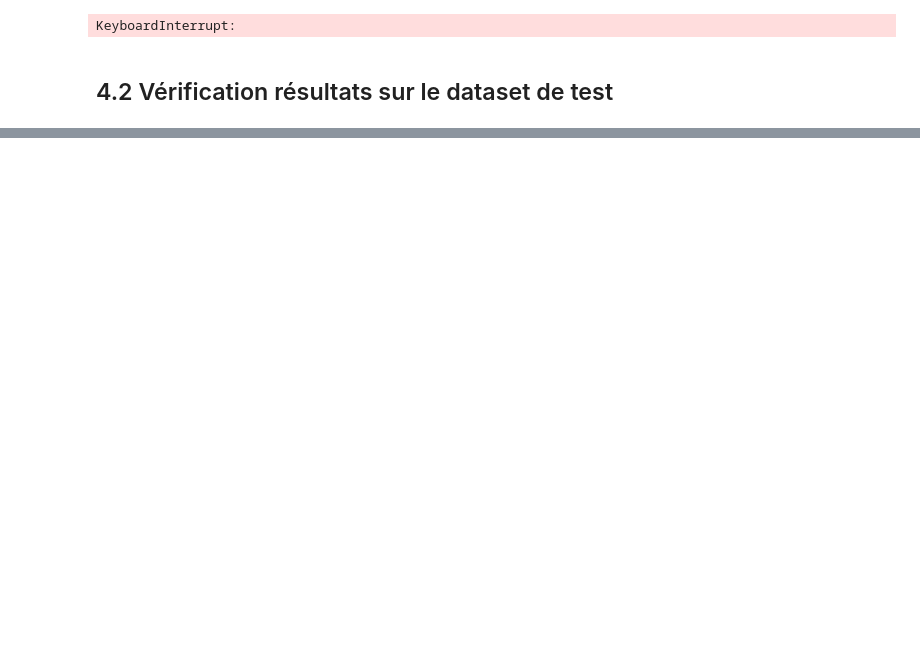
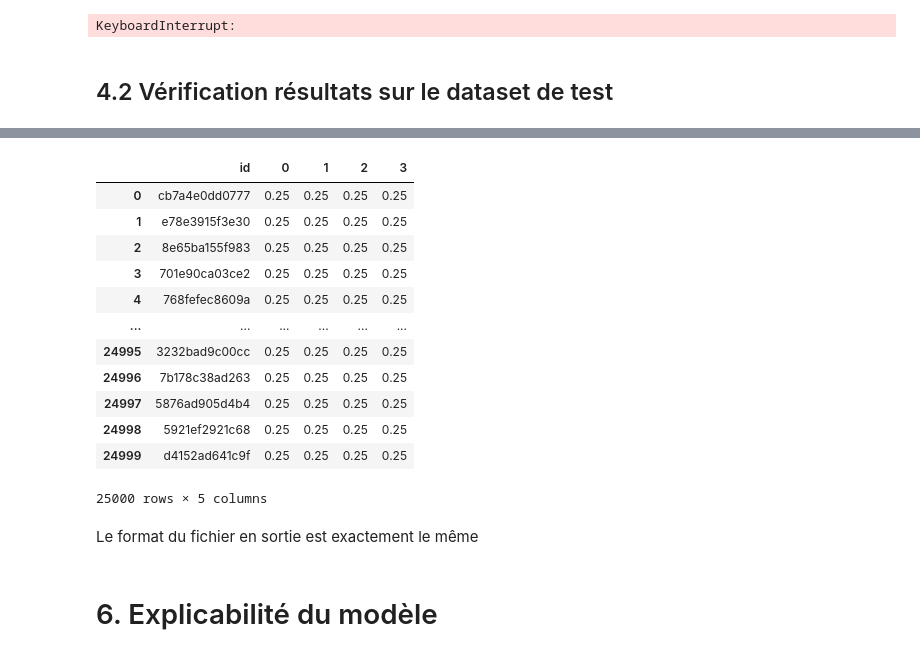
Before and after one commit to chahirbensmail/fruits_project, a Jupyter notebook: 2. Modeling.ipynb, the cells around one changed output, grey strips where cells are left out. Drawn from its saved outputs; the diff is of its cells as text; code cells hidden in the pictures; blank space fills up the shorter version.

```diff
--- a/2. Modeling.ipynb
+++ b/2. Modeling.ipynb
@@ -437,0 +503,20 @@ pd.concat([train['target'], pd.DataFrame(y_train_proba)], axis=1).sample(10)
+# %%
+pd.read_csv('data/test_y_example.csv')
+# %% [output]
+|  | id | 0 | 1 | 2 | 3 |
+| 0 | cb7a4e0dd0777 | 0.25 | 0.25 | 0.25 | 0.25 |
+| 1 | e78e3915f3e30 | 0.25 | 0.25 | 0.25 | 0.25 |
+| 2 | 8e65ba155f983 | 0.25 | 0.25 | 0.25 | 0.25 |
+| 3 | 701e90ca03ce2 | 0.25 | 0.25 | 0.25 | 0.25 |
+| 4 | 768fefec8609a | 0.25 | 0.25 | 0.25 | 0.25 |
+| ... | ... | ... | ... | ... | ... |
+| 24995 | 3232bad9c00cc | 0.25 | 0.25 | 0.25 | 0.25 |
+| 24996 | 7b178c38ad263 | 0.25 | 0.25 | 0.25 | 0.25 |
+| 24997 | 5876ad905d4b4 | 0.25 | 0.25 | 0.25 | 0.25 |
+| 24998 | 5921ef2921c68 | 0.25 | 0.25 | 0.25 | 0.25 |
+| 24999 | d4152ad641c9f | 0.25 | 0.25 | 0.25 | 0.25 |
+25000 rows × 5 columns
+# %% [markdown]
+Le format du fichier en sortie est exactement le même
+# %% [markdown]
+# 6. Explicabilité du modèle<a name="6"></a>
```
Also changed, not shown: parts of 38 cells of this notebook, 3 other files.
